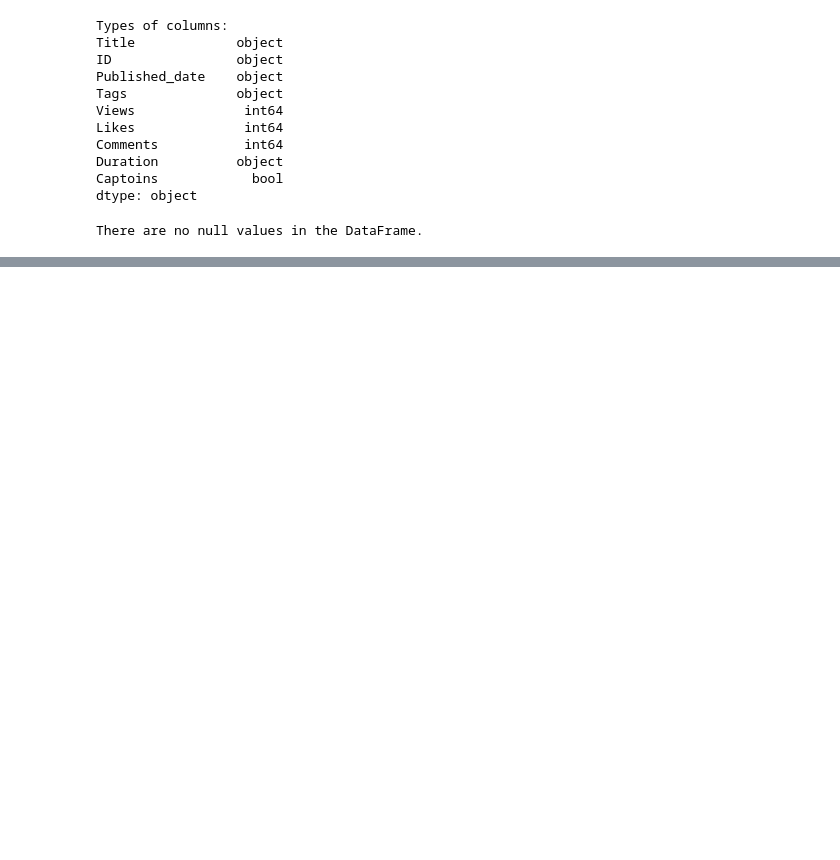
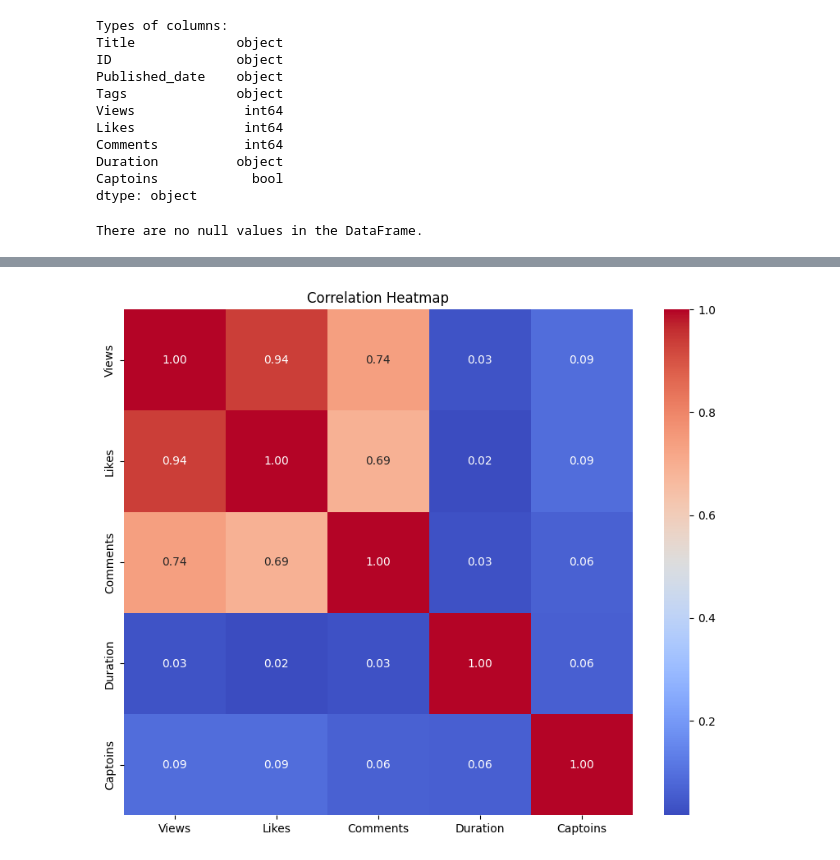
Before and after one commit to RanaAlsayyari/youtubeAPI, a Jupyter notebook: dataSet.ipynb, the cells around one changed output, grey strips where cells are left out. Cells and saved outputs as stored; diff of their text form; code cells hidden in the pictures; blank space fills up the shorter version.

```diff
--- a/dataSet.ipynb
+++ b/dataSet.ipynb
@@ -256,0 +236,2 @@ AttributeError: Can only use .dt accessor with datetimelike values
+# %%
+df['Duration'] = pd.to_timedelta(df['Duration']).dt.total_seconds() # transforming duration into seconds
@@ -256,0 +257,3 @@ AttributeError: Can only use .dt accessor with datetimelike values
+# %%
+df['Captoins'] = df['Captoins'].map({True: 1, False: 0})
+df.head()
@@ -256,0 +267,14 @@ AttributeError: Can only use .dt accessor with datetimelike values
+# %%
+# Heatmap to explpore correlations
+selected_columns = ['Views', 'Likes', 'Comments', 'Duration', 'Captoins'] # we need numeric columns
+numeric_df = df[selected_columns]
+
+# Create correlation matrix
+correlation_matrix = numeric_df.corr()
+# Plot heatmap
+plt.figure(figsize=(10, 8))
+sns.heatmap(correlation_matrix, annot=True, cmap='coolwarm', fmt=".2f")
+plt.title('Correlation Heatmap')
+plt.show()
+# %% [output]
+[figure, added]
```
Also changed, not shown: parts of 21 cells of this notebook.
